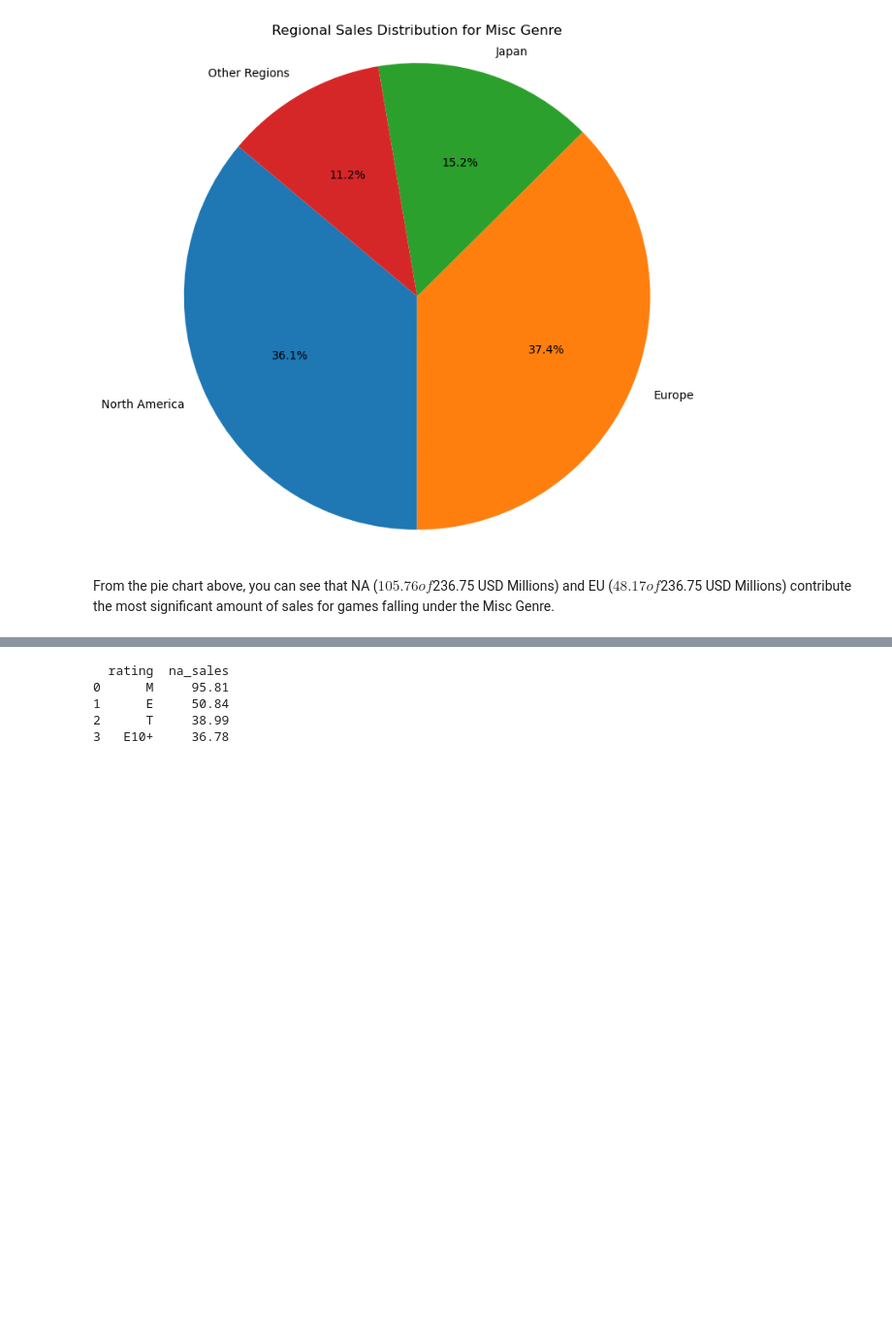
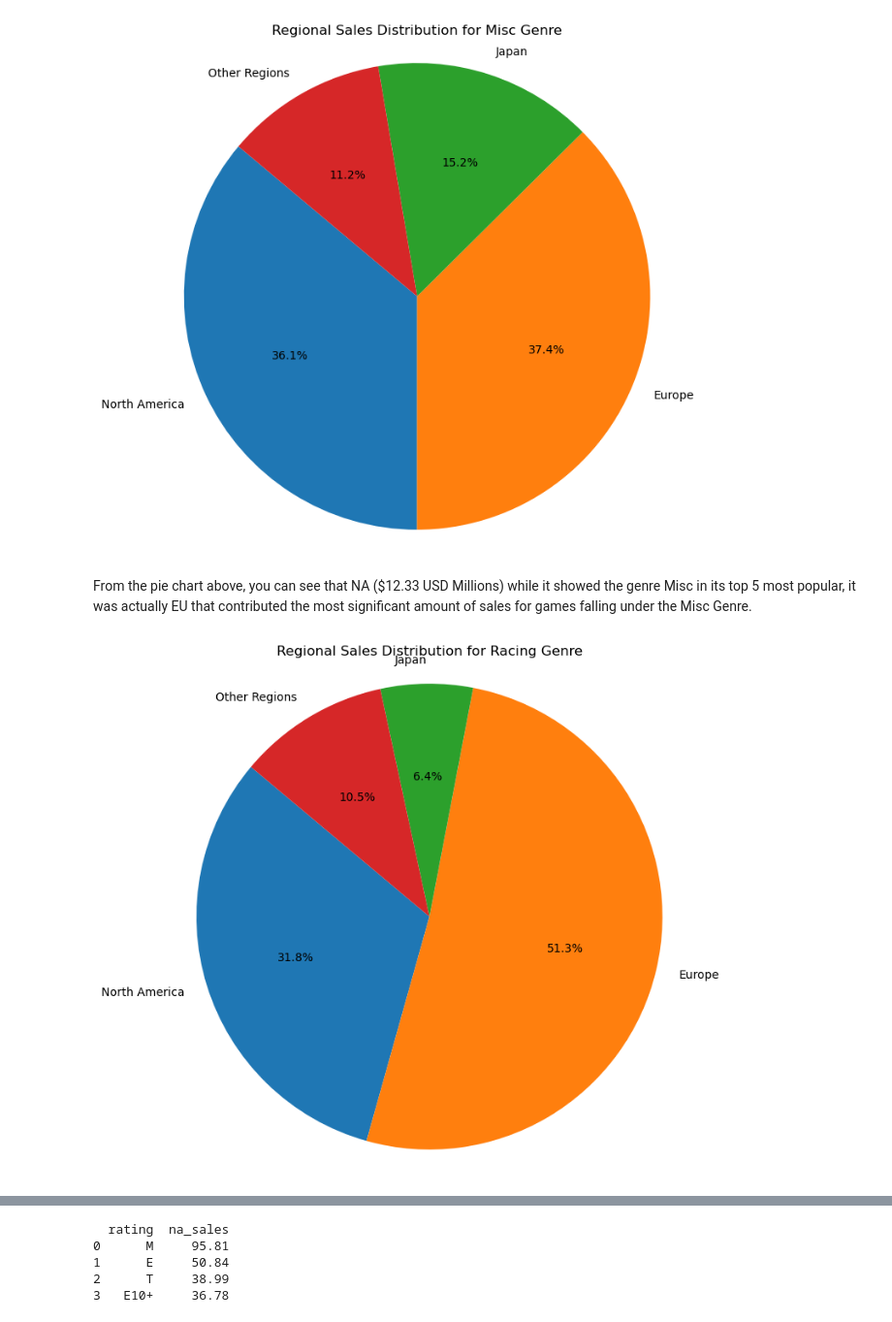
Before and after one commit to michav95/Integrated-Project-1, a Jupyter notebook: notebooks/EDA.ipynb, the cells around one changed output, grey strips where cells are left out. Shown at 97% size. Cells and saved outputs as stored; diff of their text form; code cells hidden in the pictures; blank space fills up the shorter version.

```diff
--- a/notebooks/EDA.ipynb
+++ b/notebooks/EDA.ipynb
@@ -1528,4 +1535,28 @@ plt.show()
 # %% [output]
 [figure]
 # %% [markdown]
-From the pie chart above, you can see that NA ($105.76 of $236.75 USD Millions) and EU ($48.17 of $236.75 USD Millions) contribute the most significant amount of sales for games falling under the Misc Genre.
+From the pie chart above, you can see that NA ($12.33 USD Millions) while it showed the genre Misc in its top 5 most popular, it was actually EU that contributed the most significant amount of sales for games falling under the Misc Genre.
+# %%
+# Only EU showed the genre Racing in their top 5
+
+# Filter data for the specific genre
+racing_genre_data = DF_new_sorted[DF_new_sorted['genre'] == 'Racing']
+
+# Sum sales across regions for Action genre
+na_racing_sales = racing_genre_data['na_sales'].sum()
+eu_racing_sales = racing_genre_data['eu_sales'].sum()
+jp_racing_sales = racing_genre_data['jp_sales'].sum()
+other_racing_sales = racing_genre_data['other_sales'].sum()
+
+# Prep data for pie chart
+racing_sales_data = [na_racing_sales, eu_racing_sales, jp_racing_sales, other_racing_sales]
+regions = ['North America', 'Europe', 'Japan', 'Other Regions']
+
+# Create Pie Chart
+plt.figure(figsize=(8, 8))
+plt.pie(racing_sales_data, labels=regions, autopct='%1.1f%%', startangle=140)
+plt.title('Regional Sales Distribution for Racing Genre')
+plt.axis('equal')
+plt.show()
+# %% [output]
+[figure, added]
```
Also changed, not shown: parts of 20 cells of this notebook.
